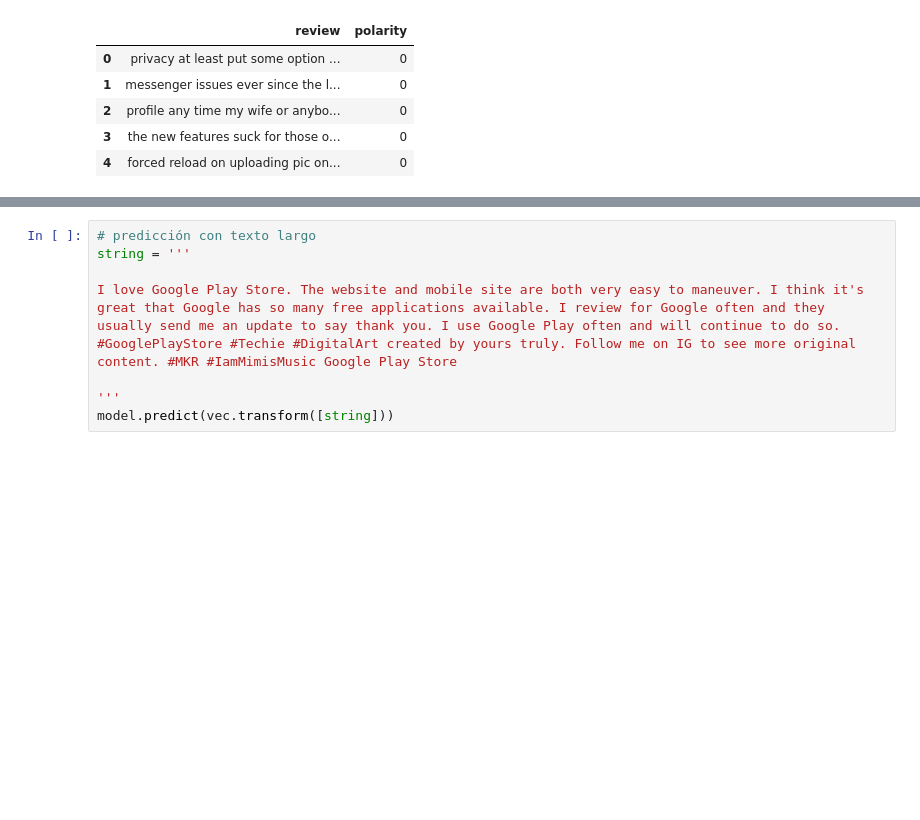
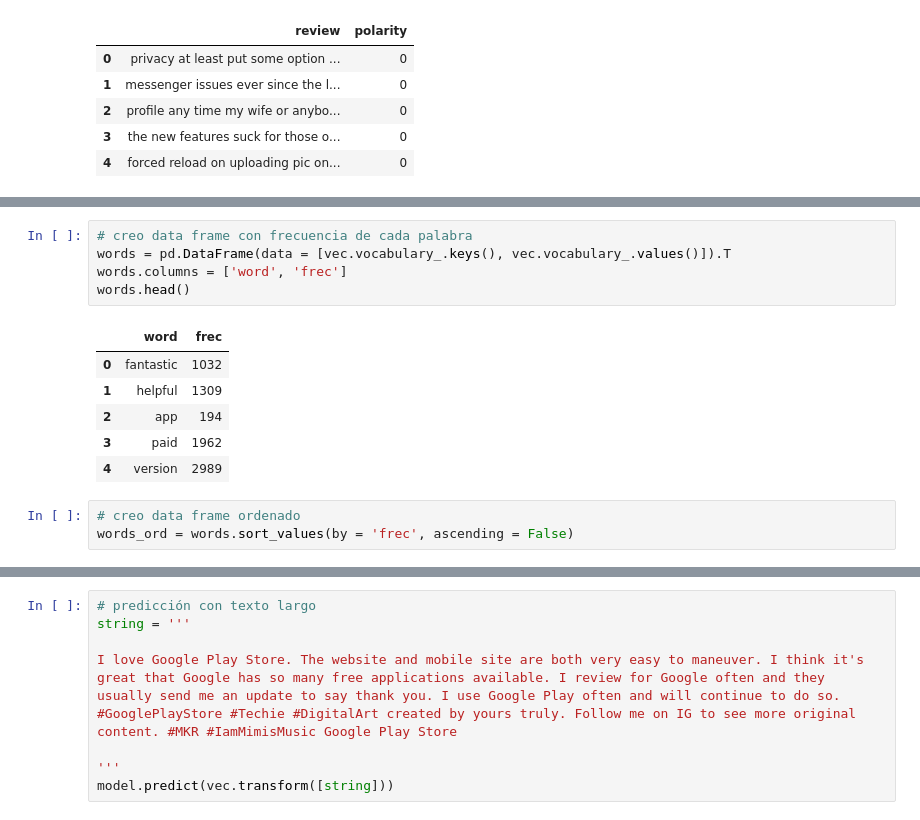
Before and after one commit to RominaGonella/Naive-Bayes-Project-Tutorial, a Jupyter notebook: src/explore.ipynb, the cells around one changed output, grey strips where cells are left out. Saved outputs shown, nothing was run; the diff lists cells and outputs as text; blank space fills up the shorter version.

```diff
--- a/src/explore.ipynb
+++ b/src/explore.ipynb
@@ -125,0 +143,15 @@ array([1])
+# %%
+# creo data frame con frecuencia de cada palabra
+words = pd.DataFrame(data = [vec.vocabulary_.keys(), vec.vocabulary_.values()]).T
+words.columns = ['word', 'frec']
+words.head()
+# %% [output]
+|  | word | frec |
+| 0 | fantastic | 1032 |
+| 1 | helpful | 1309 |
+| 2 | app | 194 |
+| 3 | paid | 1962 |
+| 4 | version | 2989 |
+# %%
+# creo data frame ordenado
+words_ord = words.sort_values(by = 'frec', ascending = False)
```
Also changed, not shown: parts of 47 cells of this notebook, 3 other files.
